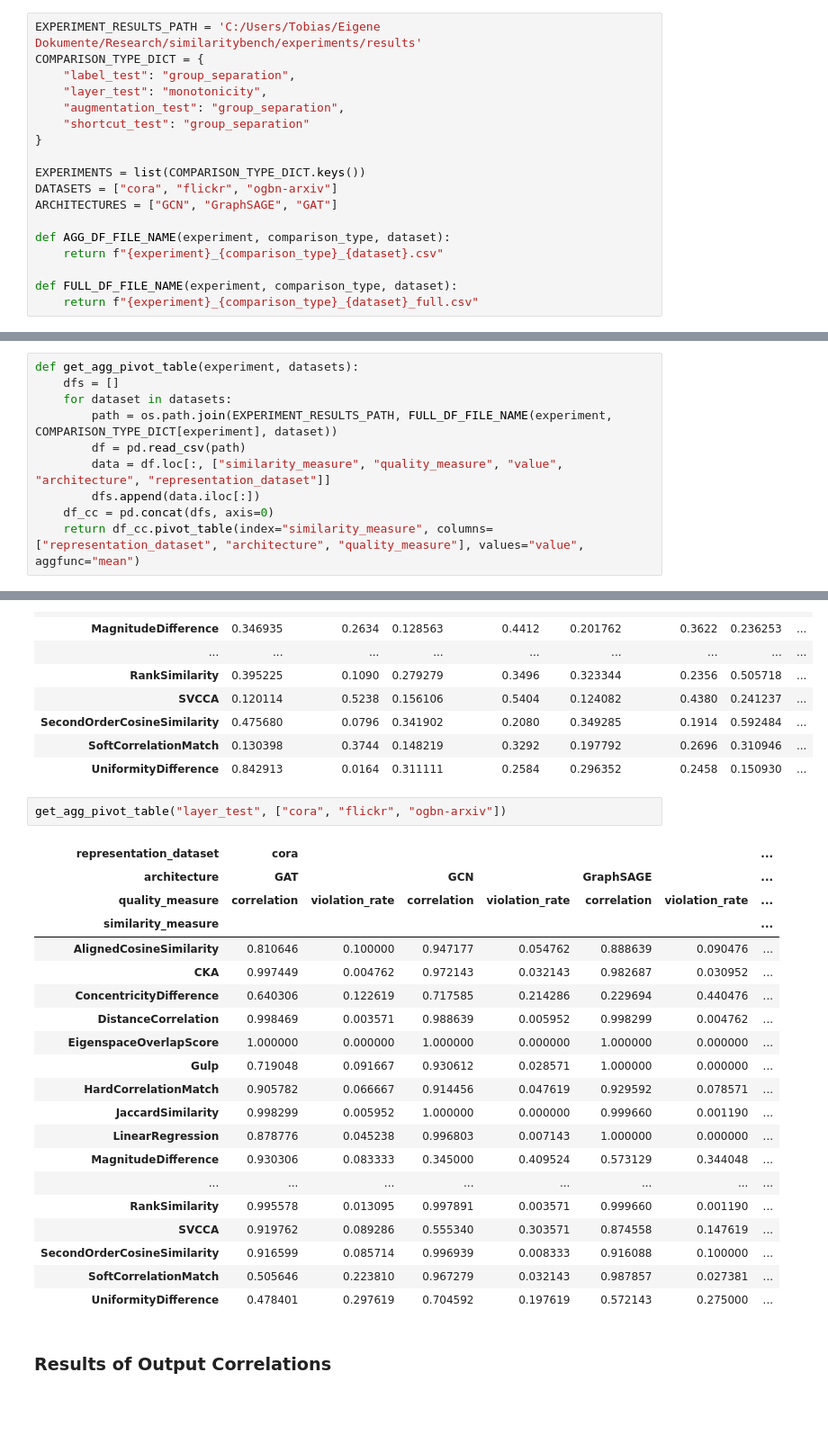
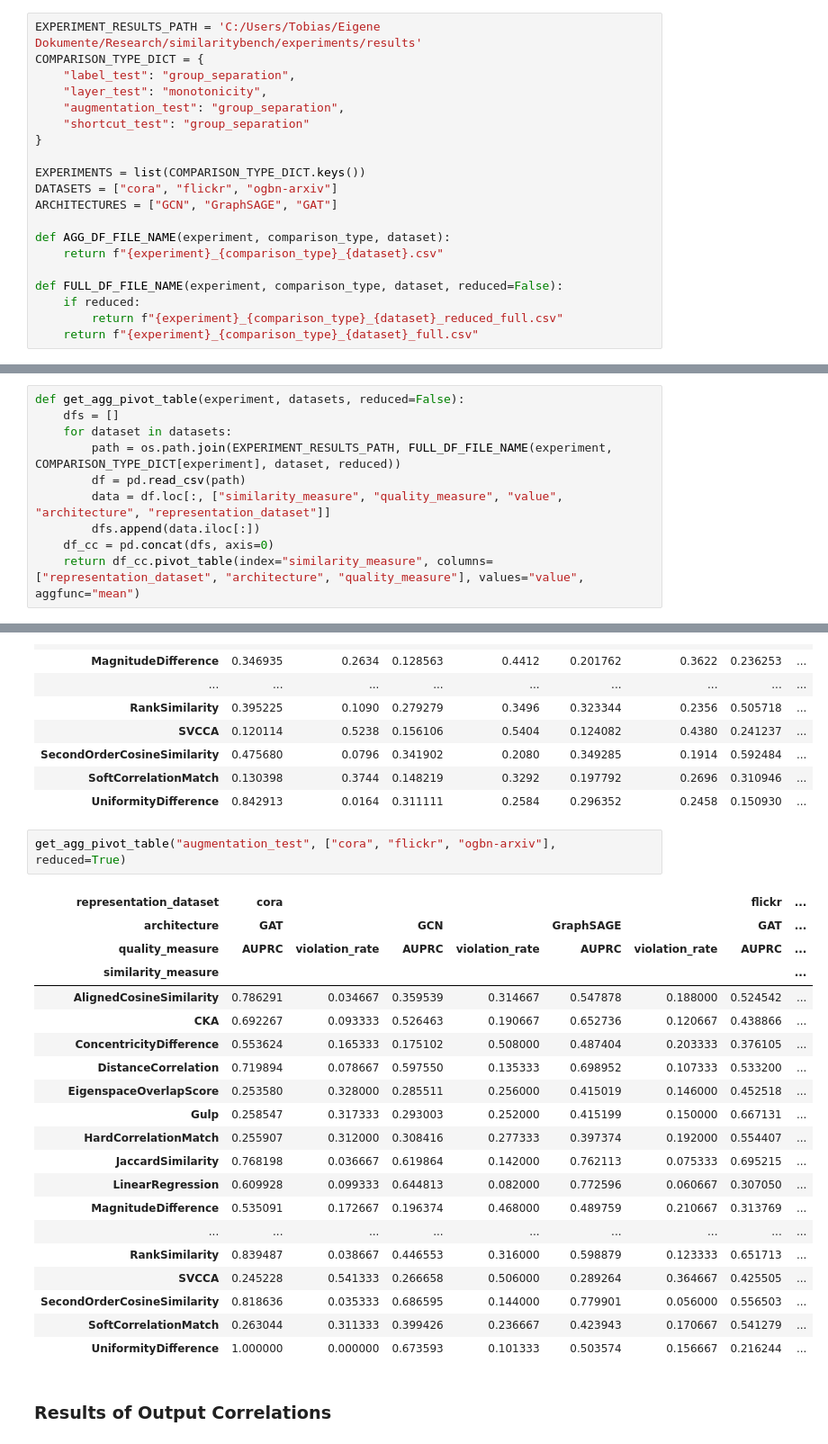
Before and after one commit to TaWald/similaritybench, a Jupyter notebook: graphs/notebooks/tables.ipynb, the cells around one changed output, grey strips where cells are left out. Shown at 90% size. Drawn from its saved outputs; the diff is of its cells as text; blank space fills up the shorter version.

Commit message:
include reduced settings

```diff
--- a/graphs/notebooks/tables.ipynb
+++ b/graphs/notebooks/tables.ipynb
@@ -20,7 +20,9 @@ ARCHITECTURES = ["GCN", "GraphSAGE", "GAT"]
 def AGG_DF_FILE_NAME(experiment, comparison_type, dataset):
     return f"{experiment}_{comparison_type}_{dataset}.csv"
 
-def FULL_DF_FILE_NAME(experiment, comparison_type, dataset):
+def FULL_DF_FILE_NAME(experiment, comparison_type, dataset, reduced=False):
+    if reduced:
+        return f"{experiment}_{comparison_type}_{dataset}_reduced_full.csv"
     return f"{experiment}_{comparison_type}_{dataset}_full.csv"
 # %%
 def get_pivot_table(experiment, dataset):
@@ -30,10 +32,10 @@ def get_pivot_table(experiment, dataset):
     data = df.loc[:, ["similarity_measure", "quality_measure", "value", "architecture", "representation_dataset"]]
     return data.pivot(index="similarity_measure", columns=["representation_dataset", "architecture", "quality_measure"], values="value")
 # %%
-def get_agg_pivot_table(experiment, datasets):
+def get_agg_pivot_table(experiment, datasets, reduced=False):
     dfs = []
     for dataset in datasets:
-        path = os.path.join(EXPERIMENT_RESULTS_PATH, FULL_DF_FILE_NAME(experiment, COMPARISON_TYPE_DICT[experiment], dataset))
+        path = os.path.join(EXPERIMENT_RESULTS_PATH, FULL_DF_FILE_NAME(experiment, COMPARISON_TYPE_DICT[experiment], dataset, reduced))
         df = pd.read_csv(path)
         data = df.loc[:, ["similarity_measure", "quality_measure", "value", "architecture", "representation_dataset"]]
         dfs.append(data.iloc[:])
@@ -109,28 +180,28 @@ get_agg_pivot_table("augmentation_test", ["cora", "flickr", "ogbn-arxiv"])
 | SoftCorrelationMatch | 0.130398 | 0.3744 | 0.148219 | 0.3292 | 0.197792 | 0.2696 | 0.310946 | ... |
 | UniformityDifference | 0.842913 | 0.0164 | 0.311111 | 0.2584 | 0.296352 | 0.2458 | 0.150930 | ... |
 # %%
-get_agg_pivot_table("layer_test", ["cora", "flickr", "ogbn-arxiv"])
+get_agg_pivot_table("augmentation_test", ["cora", "flickr", "ogbn-arxiv"], reduced=True)
 # %% [output]
-| representation_dataset | cora |  |  |  |  |  | ... |
-| architecture | GAT |  | GCN |  | GraphSAGE |  | ... |
-| quality_measure | correlation | violation_rate | correlation | violation_rate | correlation | violation_rate | ... |
-| similarity_measure |  |  |  |  |  |  | ... |
-| AlignedCosineSimilarity | 0.810646 | 0.100000 | 0.947177 | 0.054762 | 0.888639 | 0.090476 | ... |
-| CKA | 0.997449 | 0.004762 | 0.972143 | 0.032143 | 0.982687 | 0.030952 | ... |
-| ConcentricityDifference | 0.640306 | 0.122619 | 0.717585 | 0.214286 | 0.229694 | 0.440476 | ... |
-| DistanceCorrelation | 0.998469 | 0.003571 | 0.988639 | 0.005952 | 0.998299 | 0.004762 | ... |
-| EigenspaceOverlapScore | 1.000000 | 0.000000 | 1.000000 | 0.000000 | 1.000000 | 0.000000 | ... |
-| Gulp | 0.719048 | 0.091667 | 0.930612 | 0.028571 | 1.000000 | 0.000000 | ... |
-| HardCorrelationMatch | 0.905782 | 0.066667 | 0.914456 | 0.047619 | 0.929592 | 0.078571 | ... |
-| JaccardSimilarity | 0.998299 | 0.005952 | 1.000000 | 0.000000 | 0.999660 | 0.001190 | ... |
-| LinearRegression | 0.878776 | 0.045238 | 0.996803 | 0.007143 | 1.000000 | 0.000000 | ... |
-| MagnitudeDifference | 0.930306 | 0.083333 | 0.345000 | 0.409524 | 0.573129 | 0.344048 | ... |
-| ... | ... | ... | ... | ... | ... | ... | ... |
-| RankSimilarity | 0.995578 | 0.013095 | 0.997891 | 0.003571 | 0.999660 | 0.001190 | ... |
-| SVCCA | 0.919762 | 0.089286 | 0.555340 | 0.303571 | 0.874558 | 0.147619 | ... |
-| SecondOrderCosineSimilarity | 0.916599 | 0.085714 | 0.996939 | 0.008333 | 0.916088 | 0.100000 | ... |
-| SoftCorrelationMatch | 0.505646 | 0.223810 | 0.967279 | 0.032143 | 0.987857 | 0.027381 | ... |
-| UniformityDifference | 0.478401 | 0.297619 | 0.704592 | 0.197619 | 0.572143 | 0.275000 | ... |
+| representation_dataset | cora |  |  |  |  |  | flickr | ... |
+| architecture | GAT |  | GCN |  | GraphSAGE |  | GAT | ... |
+| quality_measure | AUPRC | violation_rate | AUPRC | violation_rate | AUPRC | violation_rate | AUPRC | ... |
+| similarity_measure |  |  |  |  |  |  |  | ... |
+| AlignedCosineSimilarity | 0.786291 | 0.034667 | 0.359539 | 0.314667 | 0.547878 | 0.188000 | 0.524542 | ... |
+| CKA | 0.692267 | 0.093333 | 0.526463 | 0.190667 | 0.652736 | 0.120667 | 0.438866 | ... |
+| ConcentricityDifference | 0.553624 | 0.165333 | 0.175102 | 0.508000 | 0.487404 | 0.203333 | 0.376105 | ... |
+| DistanceCorrelation | 0.719894 | 0.078667 | 0.597550 | 0.135333 | 0.698952 | 0.107333 | 0.533200 | ... |
+| EigenspaceOverlapScore | 0.253580 | 0.328000 | 0.285511 | 0.256000 | 0.415019 | 0.146000 | 0.452518 | ... |
+| Gulp | 0.258547 | 0.317333 | 0.293003 | 0.252000 | 0.415199 | 0.150000 | 0.667131 | ... |
+| HardCorrelationMatch | 0.255907 | 0.312000 | 0.308416 | 0.277333 | 0.397374 | 0.192000 | 0.554407 | ... |
+| JaccardSimilarity | 0.768198 | 0.036667 | 0.619864 | 0.142000 | 0.762113 | 0.075333 | 0.695215 | ... |
+| LinearRegression | 0.609928 | 0.099333 | 0.644813 | 0.082000 | 0.772596 | 0.060667 | 0.307050 | ... |
+| MagnitudeDifference | 0.535091 | 0.172667 | 0.196374 | 0.468000 | 0.489759 | 0.210667 | 0.313769 | ... |
+| ... | ... | ... | ... | ... | ... | ... | ... | ... |
+| RankSimilarity | 0.839487 | 0.038667 | 0.446553 | 0.316000 | 0.598879 | 0.123333 | 0.651713 | ... |
+| SVCCA | 0.245228 | 0.541333 | 0.266658 | 0.506000 | 0.289264 | 0.364667 | 0.425505 | ... |
+| SecondOrderCosineSimilarity | 0.818636 | 0.035333 | 0.686595 | 0.144000 | 0.779901 | 0.056000 | 0.556503 | ... |
+| SoftCorrelationMatch | 0.263044 | 0.311333 | 0.399426 | 0.236667 | 0.423943 | 0.170667 | 0.541279 | ... |
+| UniformityDifference | 1.000000 | 0.000000 | 0.673593 | 0.101333 | 0.503574 | 0.156667 | 0.216244 | ... |
 # %% [markdown]
 ### Results of Output Correlations
 # %%
```
Also changed, not shown: parts of 4 cells of this notebook.
